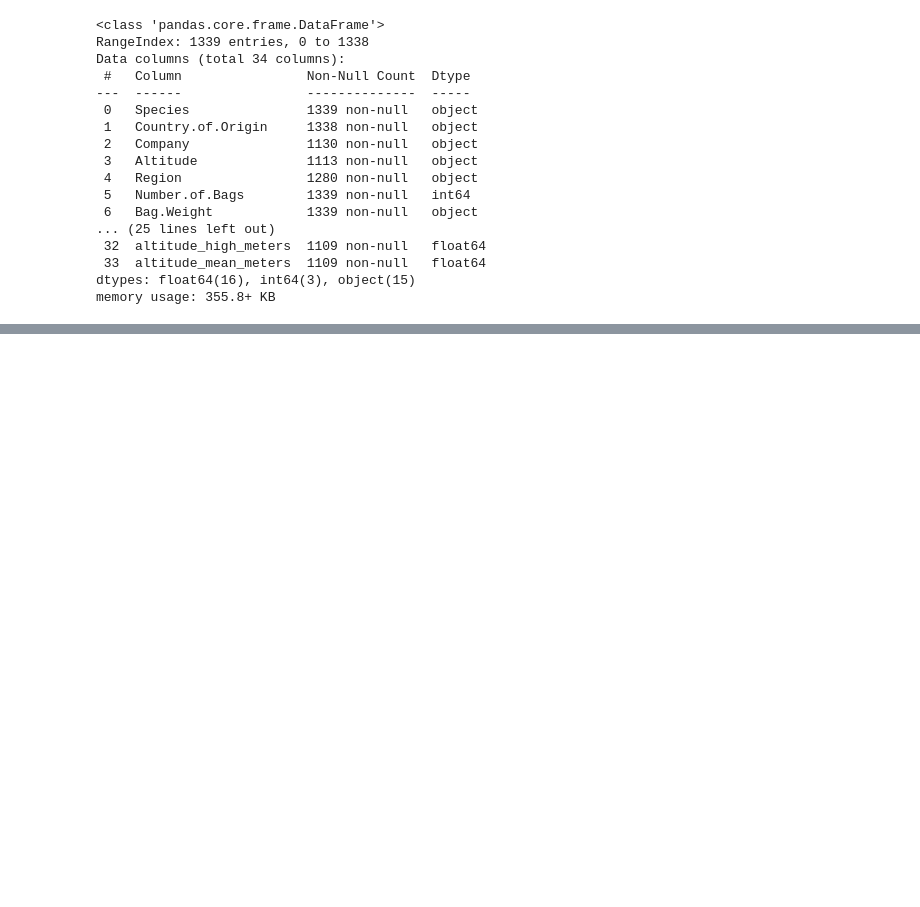
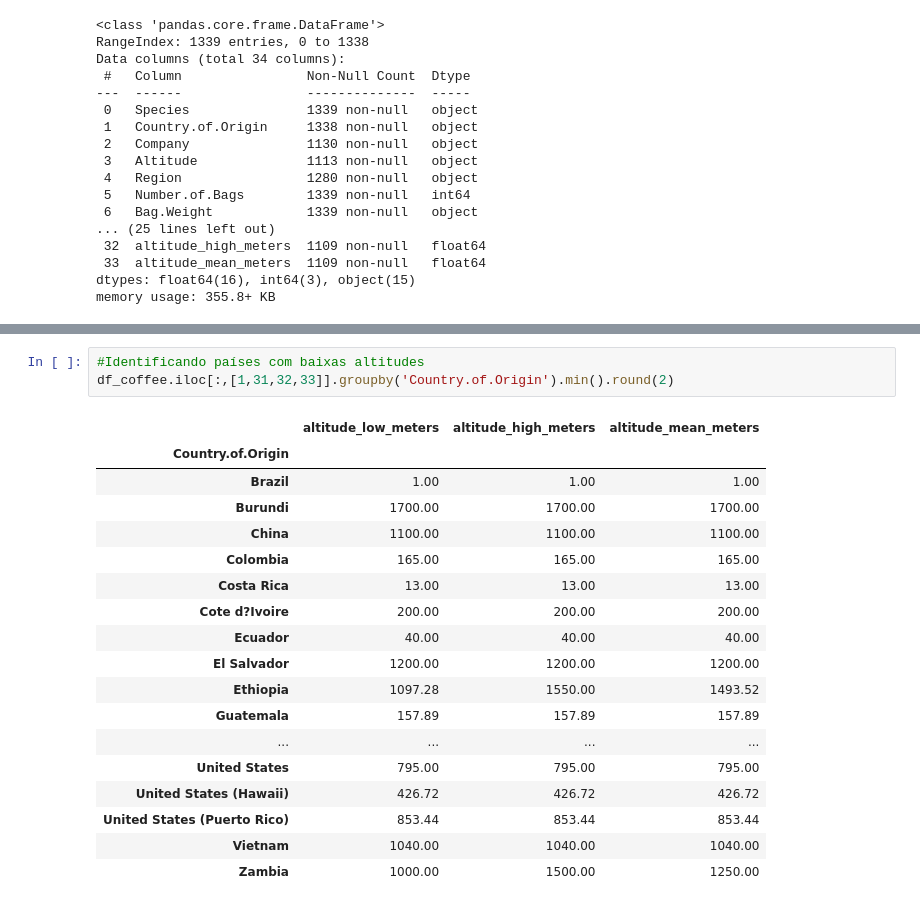
Before and after one commit to fernandadefalco/projeto-moduloIV, a Jupyter notebook: projeto_4.ipynb, the cells around one changed output, grey strips where cells are left out. Saved outputs shown, nothing was run; the diff lists cells and outputs as text; blank space fills up the shorter version.

```diff
--- a/projeto_4.ipynb
+++ b/projeto_4.ipynb
@@ -63,0 +160,22 @@ df_coffee.describe().round(3)
+# %%
+#Identificando países com baixas altitudes
+df_coffee.iloc[:,[1,31,32,33]].groupby('Country.of.Origin').min().round(2)
+# %% [output]
+|  | altitude_low_meters | altitude_high_meters | altitude_mean_meters |
+| Country.of.Origin |  |  |  |
+| Brazil | 1.00 | 1.00 | 1.00 |
+| Burundi | 1700.00 | 1700.00 | 1700.00 |
+| China | 1100.00 | 1100.00 | 1100.00 |
+| Colombia | 165.00 | 165.00 | 165.00 |
+| Costa Rica | 13.00 | 13.00 | 13.00 |
+| Cote d?Ivoire | 200.00 | 200.00 | 200.00 |
+| Ecuador | 40.00 | 40.00 | 40.00 |
+| El Salvador | 1200.00 | 1200.00 | 1200.00 |
+| Ethiopia | 1097.28 | 1550.00 | 1493.52 |
+| Guatemala | 157.89 | 157.89 | 157.89 |
+| ... | ... | ... | ... |
+| United States | 795.00 | 795.00 | 795.00 |
+| United States (Hawaii) | 426.72 | 426.72 | 426.72 |
+| United States (Puerto Rico) | 853.44 | 853.44 | 853.44 |
+| Vietnam | 1040.00 | 1040.00 | 1040.00 |
+| Zambia | 1000.00 | 1500.00 | 1250.00 |
```
Also changed, not shown: parts of 20 cells of this notebook.
